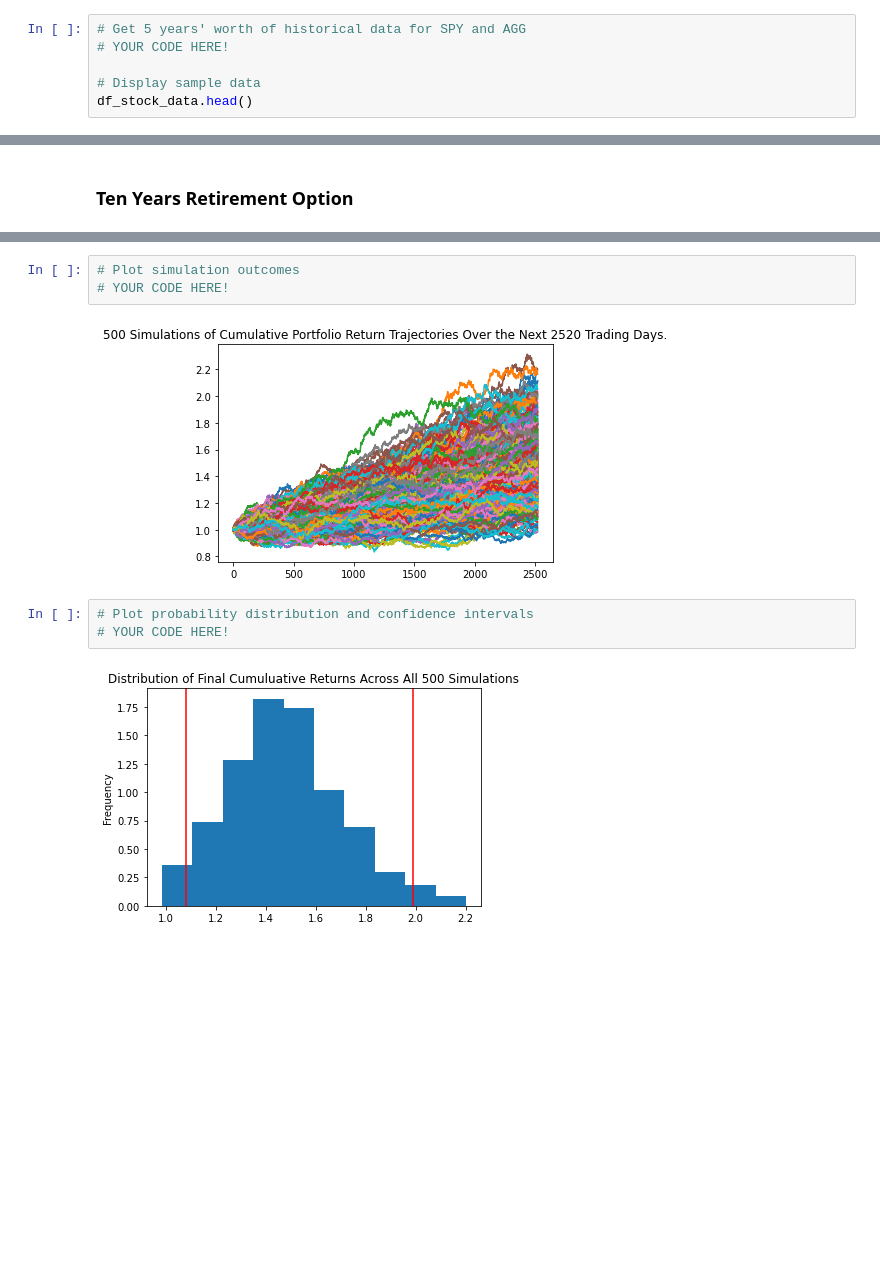
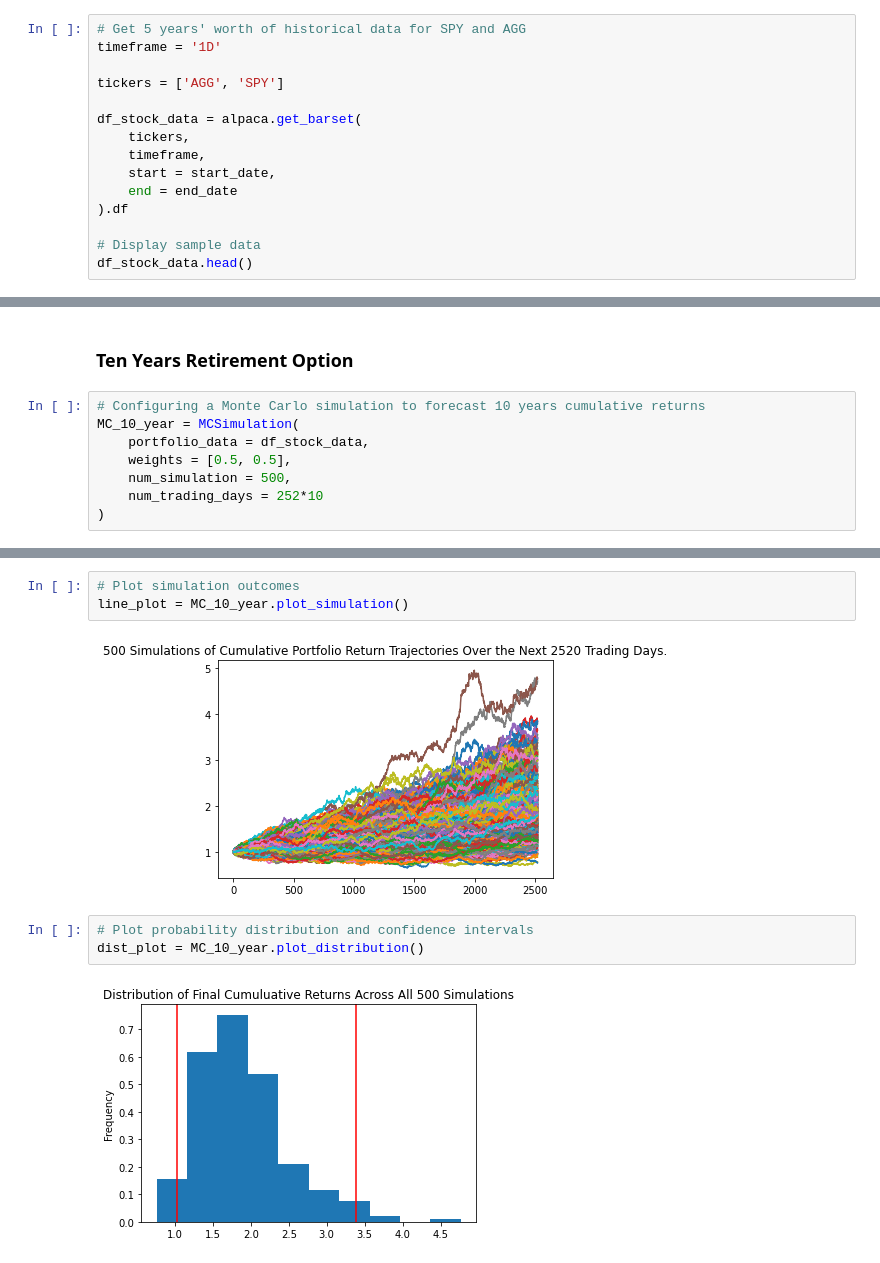
Before and after one commit to vweinblatt123/HW5-FinancialPlanning, a Jupyter notebook: financial-planner.ipynb, the cells around one changed output, grey strips where cells are left out. Drawn from its saved outputs; the diff is of its cells as text; blank space fills up the shorter version.

```diff
--- a/financial-planner.ipynb
+++ b/financial-planner.ipynb
@@ -164,7 +166,16 @@ start_date = pd.Timestamp('2015-08-07', tz='America/New_York').isoformat()
 end_date = pd.Timestamp('2020-08-07', tz='America/New_York').isoformat()
 # %%
 # Get 5 years' worth of historical data for SPY and AGG
-# YOUR CODE HERE!
+timeframe = '1D'
+
+tickers = ['AGG', 'SPY']
+
+df_stock_data = alpaca.get_barset(
+    tickers,
+    timeframe,
+    start = start_date,
+    end = end_date
+).df
 
 # Display sample data
 df_stock_data.head()
@@ -370,3 +396,11 @@ There is a 95% chance that an initial investment of $60000 in the portfolio over
 # %% [markdown]
 ### Ten Years Retirement Option
+# %%
+# Configuring a Monte Carlo simulation to forecast 10 years cumulative returns
+MC_10_year = MCSimulation(
+    portfolio_data = df_stock_data,
+    weights = [0.5, 0.5],
+    num_simulation = 500,
+    num_trading_days = 252*10
+)
 # %%
@@ -409,12 +440,12 @@ Running Monte Carlo simulation number 490.
 # %%
 # Plot simulation outcomes
-# YOUR CODE HERE!
+line_plot = MC_10_year.plot_simulation()
 # %% [output]
-[figure, old version]
+[figure, new version]
 # %%
 # Plot probability distribution and confidence intervals
-# YOUR CODE HERE!
+dist_plot = MC_10_year.plot_distribution()
 # %% [output]
-[figure, old version]
+[figure, new version]
 # %%
 # Fetch summary statistics from the Monte Carlo simulation results
```
Also changed, not shown: parts of 26 cells of this notebook.
